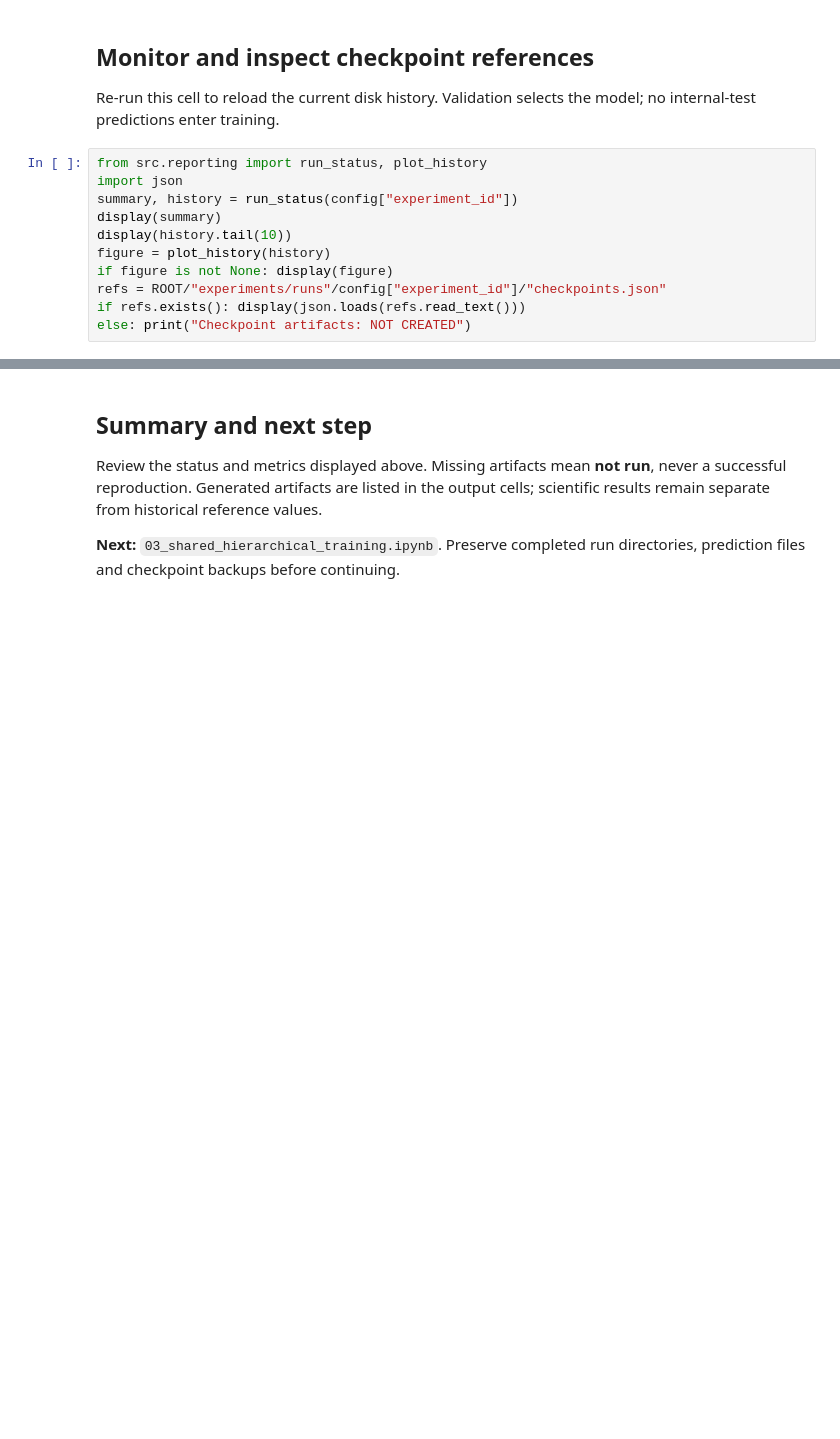
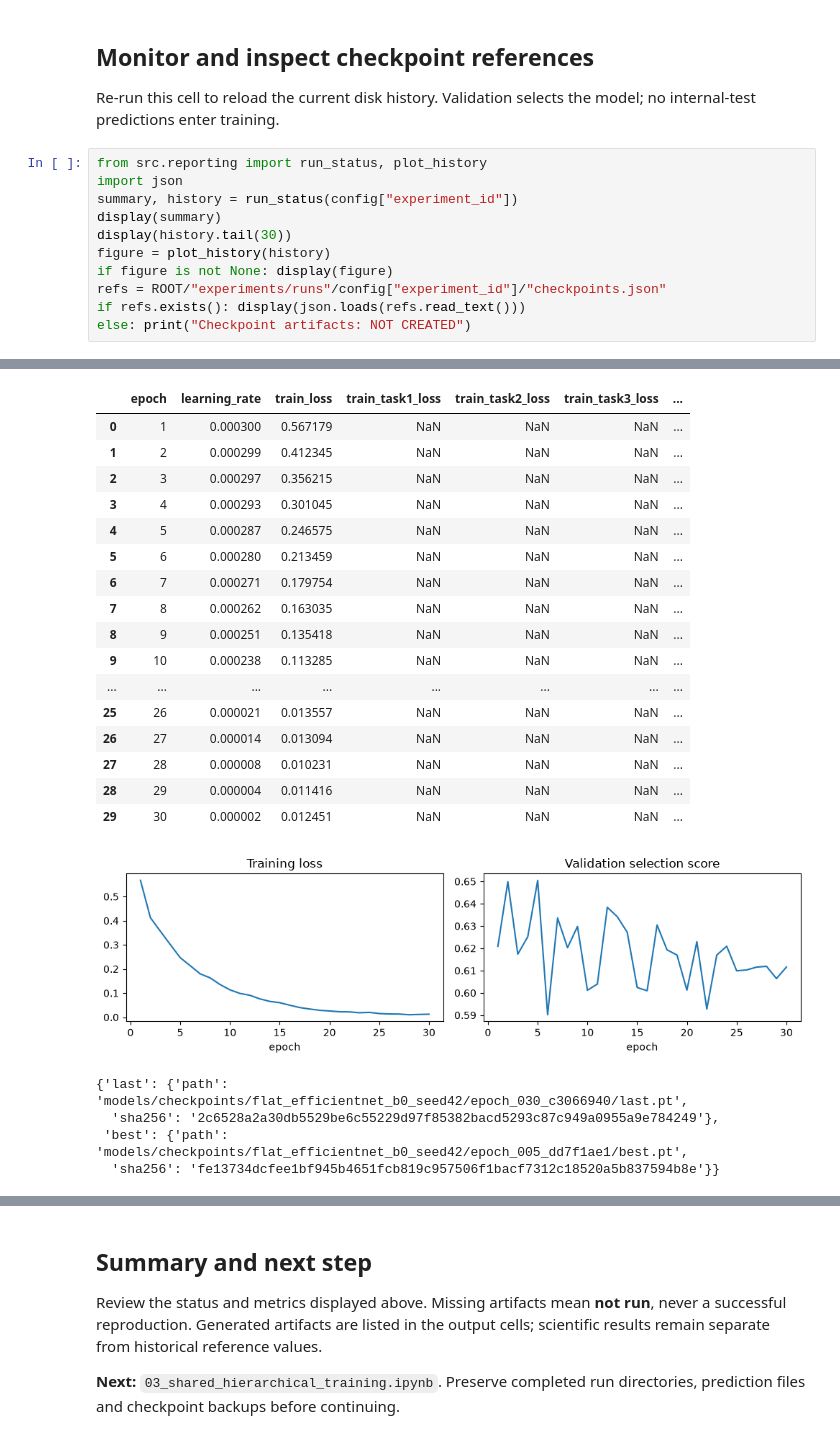
Before and after one commit to kugelblitz84/Research-paper-continuation, a Jupyter notebook: notebooks/02_flat_training.ipynb, the cells around one changed output, grey strips where cells are left out. Saved outputs shown, nothing was run; the diff lists cells and outputs as text; blank space fills up the shorter version.

Commit message:
Record completed EfficientNet-B0 baseline training runs

```diff
--- a/notebooks/02_flat_training.ipynb
+++ b/notebooks/02_flat_training.ipynb
@@ -48,9 +99,10 @@ from src.reporting import run_status, plot_history
 import json
 summary, history = run_status(config["experiment_id"])
 display(summary)
-display(history.tail(10))
+display(history.tail(30))
 figure = plot_history(history)
 if figure is not None: display(figure)
 refs = ROOT/"experiments/runs"/config["experiment_id"]/"checkpoints.json"
 if refs.exists(): display(json.loads(refs.read_text()))
 else: print("Checkpoint artifacts: NOT CREATED")
+# %% [output]
@@ -56,0 +122,22 @@ else: print("Checkpoint artifacts: NOT CREATED")
+|  | epoch | learning_rate | train_loss | train_task1_loss | train_task2_loss | train_task3_loss | ... |
+| 0 | 1 | 0.000300 | 0.567179 | NaN | NaN | NaN | ... |
+| 1 | 2 | 0.000299 | 0.412345 | NaN | NaN | NaN | ... |
+| 2 | 3 | 0.000297 | 0.356215 | NaN | NaN | NaN | ... |
+| 3 | 4 | 0.000293 | 0.301045 | NaN | NaN | NaN | ... |
+| 4 | 5 | 0.000287 | 0.246575 | NaN | NaN | NaN | ... |
+| 5 | 6 | 0.000280 | 0.213459 | NaN | NaN | NaN | ... |
+| 6 | 7 | 0.000271 | 0.179754 | NaN | NaN | NaN | ... |
+| 7 | 8 | 0.000262 | 0.163035 | NaN | NaN | NaN | ... |
+| 8 | 9 | 0.000251 | 0.135418 | NaN | NaN | NaN | ... |
+| 9 | 10 | 0.000238 | 0.113285 | NaN | NaN | NaN | ... |
+| ... | ... | ... | ... | ... | ... | ... | ... |
+| 25 | 26 | 0.000021 | 0.013557 | NaN | NaN | NaN | ... |
+| 26 | 27 | 0.000014 | 0.013094 | NaN | NaN | NaN | ... |
+| 27 | 28 | 0.000008 | 0.010231 | NaN | NaN | NaN | ... |
+| 28 | 29 | 0.000004 | 0.011416 | NaN | NaN | NaN | ... |
+| 29 | 30 | 0.000002 | 0.012451 | NaN | NaN | NaN | ... |
+[figure, added]
+{'last': {'path': 'models/checkpoints/flat_efficientnet_b0_seed42/epoch_030_c3066940/last.pt',
+  'sha256': '2c6528a2a30db5529be6c55229d97f85382bacd5293c87c949a0955a9e784249'},
+ 'best': {'path': 'models/checkpoints/flat_efficientnet_b0_seed42/epoch_005_dd7f1ae1/best.pt',
+  'sha256': 'fe13734dcfee1bf945b4651fcb819c957506f1bacf7312c18520a5b837594b8e'}}
```
Also changed, not shown: parts of 4 cells of this notebook, 4 other files.
